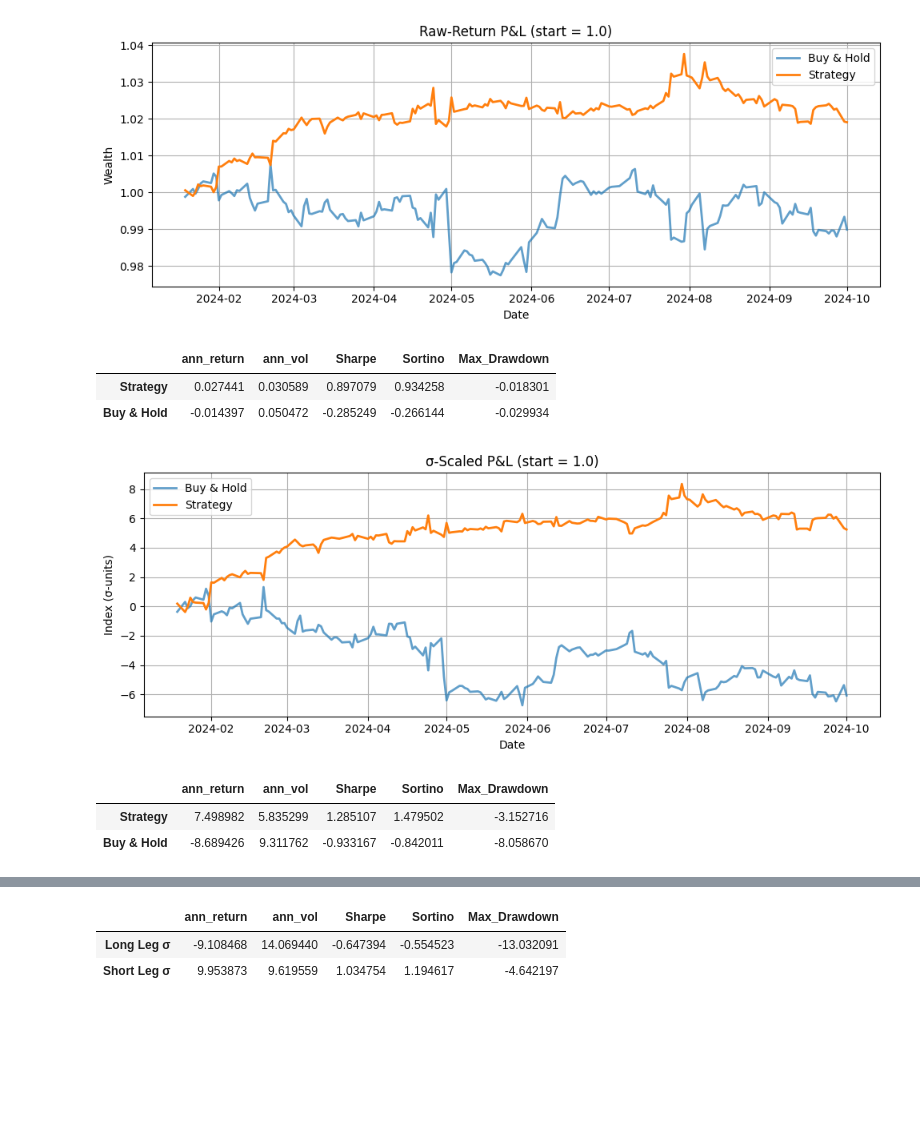
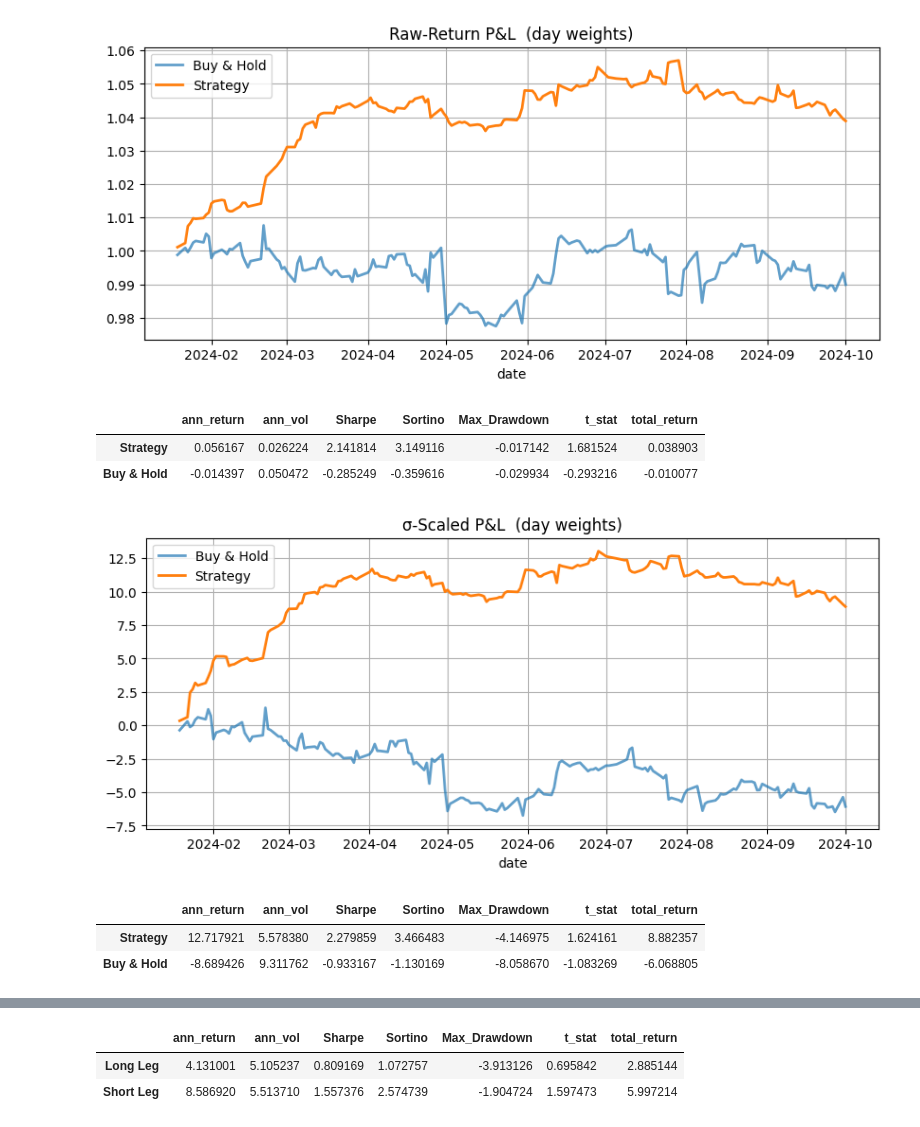
Before and after one commit to Bkwh/LLM-last-hour-trade, a Jupyter notebook: 3_news_sentiment_Evaluation_OpenAI.ipynb, the cells around one changed output, grey strips where cells are left out. Saved outputs shown, nothing was run; the diff lists cells and outputs as text; code cells hidden in the pictures; blank space fills up the shorter version.

```diff
--- a/3_news_sentiment_Evaluation_OpenAI.ipynb
+++ b/3_news_sentiment_Evaluation_OpenAI.ipynb
@@ -183,17 +205,16 @@ from sklearn.metrics import precision_score
 from IPython.display import display
 
 def full_strategy_report(
-    pre_open_test: pd.DataFrame,
+    test_data: pd.DataFrame,
     compute_perf_stats: Callable[[pd.Series, bool], pd.Series]
 ) -> Tuple[pd.DataFrame, pd.DataFrame, pd.DataFrame, pd.DataFrame]:
     """
-    Do everything and display in this order:
       1) Simple‐return P&L plot + stats
       2) σ‐scaled P&L plot + stats
       3) σ‐scaled leg plot + leg stats
       4) Round‐trip + precision table
     """
-    df = pre_open_test.copy()
+    df = test_data.copy()
 
     # ── 1) SIMPLE‐RETURN STRATEGY ────────────────────────────────────────
     df['strat_ret_simple'] = df['return_pct'] * df['pred']
@@ -313,6 +677,6 @@ def full_strategy_report(
 # %%
-last_h_test = pd.read_parquet(import_path+"last_h_test.parquet")
-last_h_train = pd.read_parquet(import_path+"last_h_train.parquet")
+last_h_train = pd.read_parquet("ml_data_train.parquet")
+last_h_test = pd.read_parquet("ml_data_test.parquet")
 # %%
 folds_brie_train = brier_scores(last_h_train)
 # %% [output]
@@ -328,13 +714,15 @@ plot_mean_brier_train_oos(train_brier=folds_brie_train,oos_brier= folds_brie_tes
 # %%
-stats_simple, stats_sigma, stats_legs_sigma, round_trips = full_strategy_report(
-    last_h_test, compute_perf_stats
+stats_s, stats_sigma, stats_legs, rt = full_strategy_report(
+    last_h_test,
+    compute_perf_stats,
+    weight_mode="day"
 )
 # %% [output]
-[figure, old version]
+[figure, new version]
-|  | ann_return | ann_vol | Sharpe | Sortino | Max_Drawdown |
-| Strategy | 0.027441 | 0.030589 | 0.897079 | 0.934258 | -0.018301 |
-| Buy & Hold | -0.014397 | 0.050472 | -0.285249 | -0.266144 | -0.029934 |
+|  | ann_return | ann_vol | Sharpe | Sortino | Max_Drawdown | t_stat | total_return |
+| Strategy | 0.056167 | 0.026224 | 2.141814 | 3.149116 | -0.017142 | 1.681524 | 0.038903 |
+| Buy & Hold | -0.014397 | 0.050472 | -0.285249 | -0.359616 | -0.029934 | -0.293216 | -0.010077 |
-[figure, old version]
+[figure, new version]
-|  | ann_return | ann_vol | Sharpe | Sortino | Max_Drawdown |
-| Strategy | 7.498982 | 5.835299 | 1.285107 | 1.479502 | -3.152716 |
-| Buy & Hold | -8.689426 | 9.311762 | -0.933167 | -0.842011 | -8.058670 |
+|  | ann_return | ann_vol | Sharpe | Sortino | Max_Drawdown | t_stat | total_return |
+| Strategy | 12.717921 | 5.578380 | 2.279859 | 3.466483 | -4.146975 | 1.624161 | 8.882357 |
+| Buy & Hold | -8.689426 | 9.311762 | -0.933167 | -1.130169 | -8.058670 | -1.083269 | -6.068805 |
@@ -342,4 +730,4 @@ stats_simple, stats_sigma, stats_legs_sigma, round_trips = full_strategy_report(
-|  | ann_return | ann_vol | Sharpe | Sortino | Max_Drawdown |
-| Long Leg σ | -9.108468 | 14.069440 | -0.647394 | -0.554523 | -13.032091 |
-| Short Leg σ | 9.953873 | 9.619559 | 1.034754 | 1.194617 | -4.642197 |
+|  | ann_return | ann_vol | Sharpe | Sortino | Max_Drawdown | t_stat | total_return |
+| Long Leg | 4.131001 | 5.105237 | 0.809169 | 1.072757 | -3.913126 | 0.695842 | 2.885144 |
+| Short Leg | 8.586920 | 5.513710 | 1.557376 | 2.574739 | -1.904724 | 1.597473 | 5.997214 |
 |  | Avg Return | Count | Precision | Weighted Precision |
```
Also changed, not shown: parts of 11 cells of this notebook.
